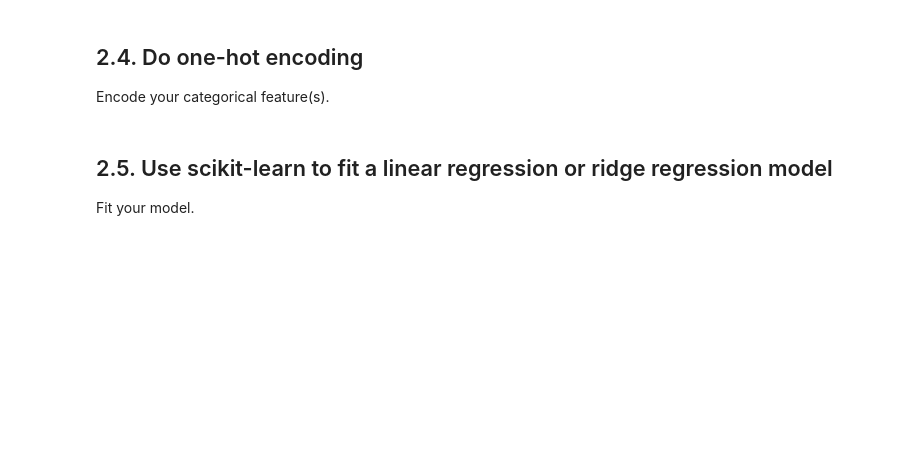
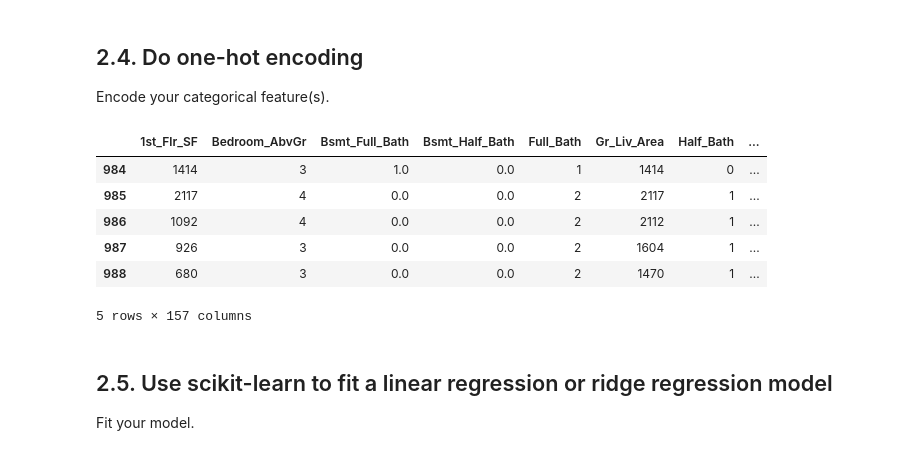
Before and after one commit to johnnykoo84/DS_Sprint_Challenge_5, a Jupyter notebook: DS_Sprint_Challenge_5.ipynb, the cells around one changed output. Cells and saved outputs as stored; diff of their text form; code cells hidden in the pictures; blank space fills up the shorter version.

```diff
--- a/DS_Sprint_Challenge_5.ipynb
+++ b/DS_Sprint_Challenge_5.ipynb
@@ -225,3 +257,12 @@ Train on houses sold in the years 2006 - 2008. (1,920 rows)
 Validate on house sold in 2009. (644 rows)
 
 Test on houses sold in 2010. (340 rows)
+# %%
+cond_train = (homes['Yr_Sold'] >= 2006) & (homes['Yr_Sold'] <= 2008)
+cond_val = homes['Yr_Sold'] == 2009
+cond_test = homes['Yr_Sold'] == 2010
+
+train = homes[cond_train]
+val = homes[cond_val]
+test = homes[cond_test]
+train.shape, val.shape, test.shape
@@ -231,10 +274,39 @@ Test on houses sold in 2010. (340 rows)
 Select at least one numeric feature and at least one categorical feature.
 
 Otherwise, you may choose whichever features and however many you want.
+# %%
+target = 'SalePrice'
+numerics = train.select_dtypes(include='number').columns.drop(target).tolist()
+categoricals = train.select_dtypes(exclude='number').columns.tolist()
+low_cardinality_categories = [col for col in categoricals if train[col].nunique() <= 10]
+
+features = numerics + low_cardinality_categories
+
+X_train = train[features]
+y_train = train[target]
+
+X_val = val[features]
+y_val = val[target]
 # %% [markdown]
 ## 2.4. Do one-hot encoding
 
 Encode your categorical feature(s).
+# %%
+import category_encoders as ce
+
+encoder = ce.OneHotEncoder(use_cat_names=True)
+X_train_enc = encoder.fit_transform(X_train)
+X_val_enc = encoder.transform(X_val)
+
+X_train_enc.head()
+# %% [output]
+|  | 1st_Flr_SF | Bedroom_AbvGr | Bsmt_Full_Bath | Bsmt_Half_Bath | Full_Bath | Gr_Liv_Area | Half_Bath | ... |
+| 984 | 1414 | 3 | 1.0 | 0.0 | 1 | 1414 | 0 | ... |
+| 985 | 2117 | 4 | 0.0 | 0.0 | 2 | 2117 | 1 | ... |
+| 986 | 1092 | 4 | 0.0 | 0.0 | 2 | 2112 | 1 | ... |
+| 987 | 926 | 3 | 0.0 | 0.0 | 2 | 1604 | 1 | ... |
+| 988 | 680 | 3 | 0.0 | 0.0 | 2 | 1470 | 1 | ... |
+5 rows × 157 columns
 # %% [markdown]
 ## 2.5. Use scikit-learn to fit a linear regression or ridge regression model
 Fit your model.
```
Also changed, not shown: parts of 9 cells of this notebook.
